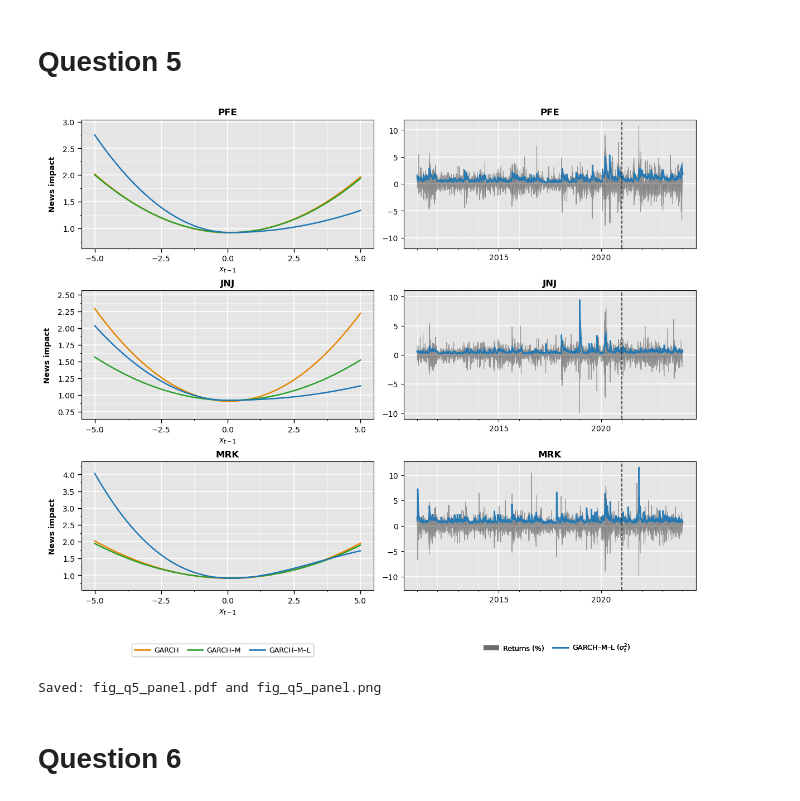
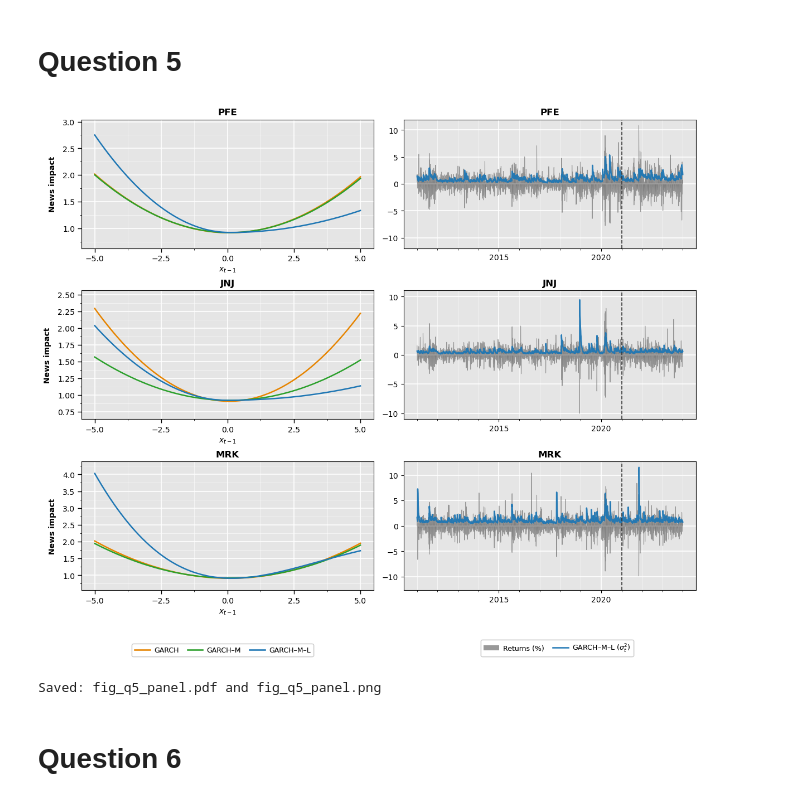
Before and after one commit to avril-rdgz/E_EORM_AECTR, a Jupyter notebook: GA1code_2872991_2894452_2903029_2892824_language.ipynb, the cells around one changed output. Drawn from its saved outputs; the diff is of its cells as text; code cells hidden in the pictures.

```diff
--- a/GA1code_2872991_2894452_2903029_2892824_language.ipynb
+++ b/GA1code_2872991_2894452_2903029_2892824_language.ipynb
@@ -867,35 +867,35 @@ for i, s in enumerate(stocks):
     axR.yaxis.set_ticks_position("left")
 
     # year: every 5 years
     axR.xaxis.set_major_locator(mdates.YearLocator(base=5))
     axR.xaxis.set_major_formatter(mdates.DateFormatter("%Y"))
     axR.xaxis.set_minor_locator(mdates.YearLocator())
 
     axR.grid(True, which="major", color="white", linewidth=1.2)
     axR.grid(True, which="minor", color="white", linewidth=0.6, alpha=0.7)
     handlesR, labelsR = axes[0, 1].get_legend_handles_labels()
     fig.legend(handlesR, labelsR,
            loc="lower center",
            bbox_to_anchor=(0.78, -0.005),
-           ncol=2, frameon=False, fontsize=9,
+           ncol=2, frameon=True, fontsize=9,
            handlelength=2.2, handletextpad=0.6, columnspacing=1.20)
 
 
 
 # fig.suptitle("Q5: News-impact curves and filtered volatilities", y=1.02)
 
 # Adjust spacing to leave room for the legends
 fig.tight_layout()
 fig.subplots_adjust(bottom=0.12)
 
 # Save & show
 fig.savefig("fig_q5_panel.pdf", bbox_inches="tight")
 fig.savefig("fig_q5_panel.png", dpi=300, bbox_inches="tight")
 plt.show()
 
 print("Saved: fig_q5_panel.pdf and fig_q5_panel.png")
 # %% [output]
-[figure, old version]
+[figure, new version]
 Saved: fig_q5_panel.pdf and fig_q5_panel.png
 # %% [markdown]
 # Question 6
```
Also changed, not shown: 2 other files.
